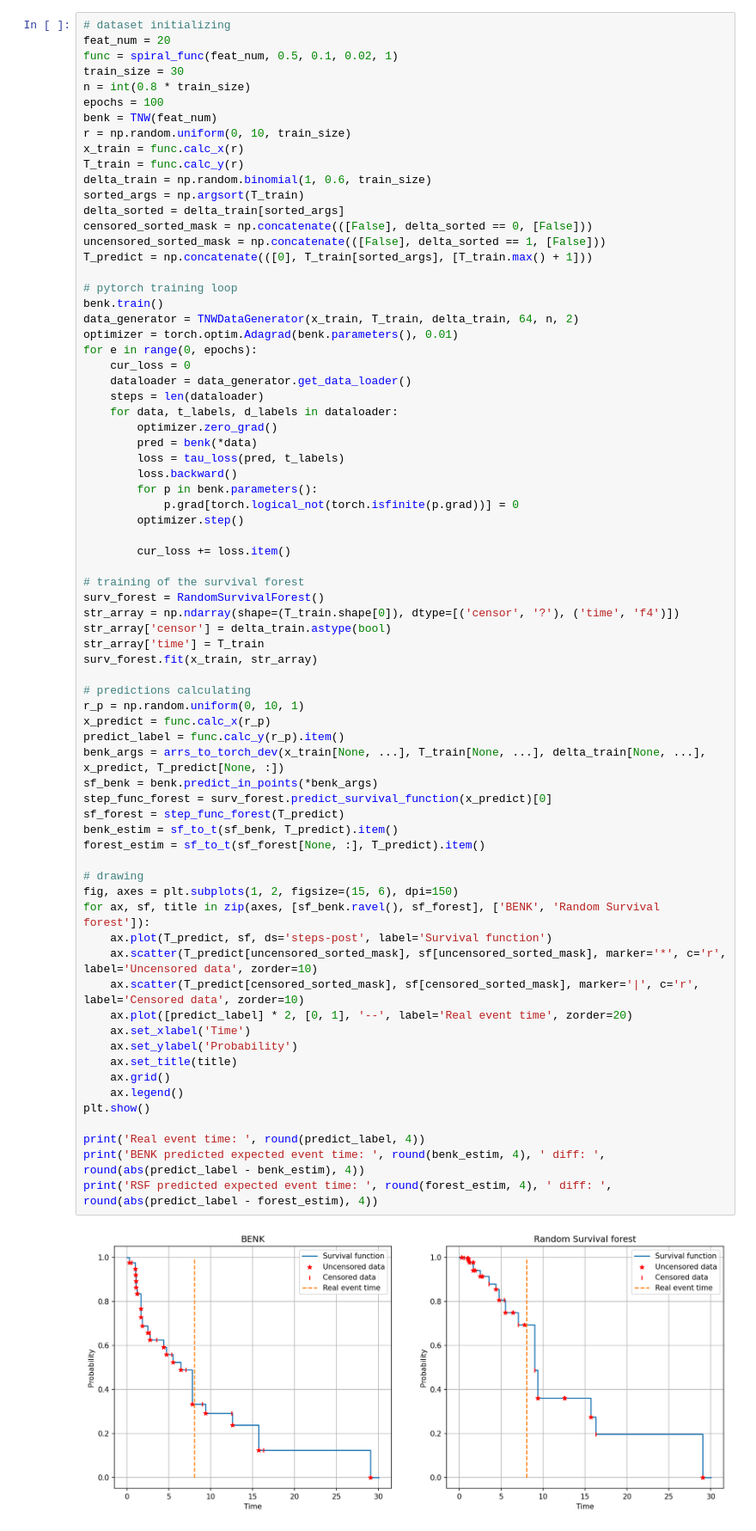
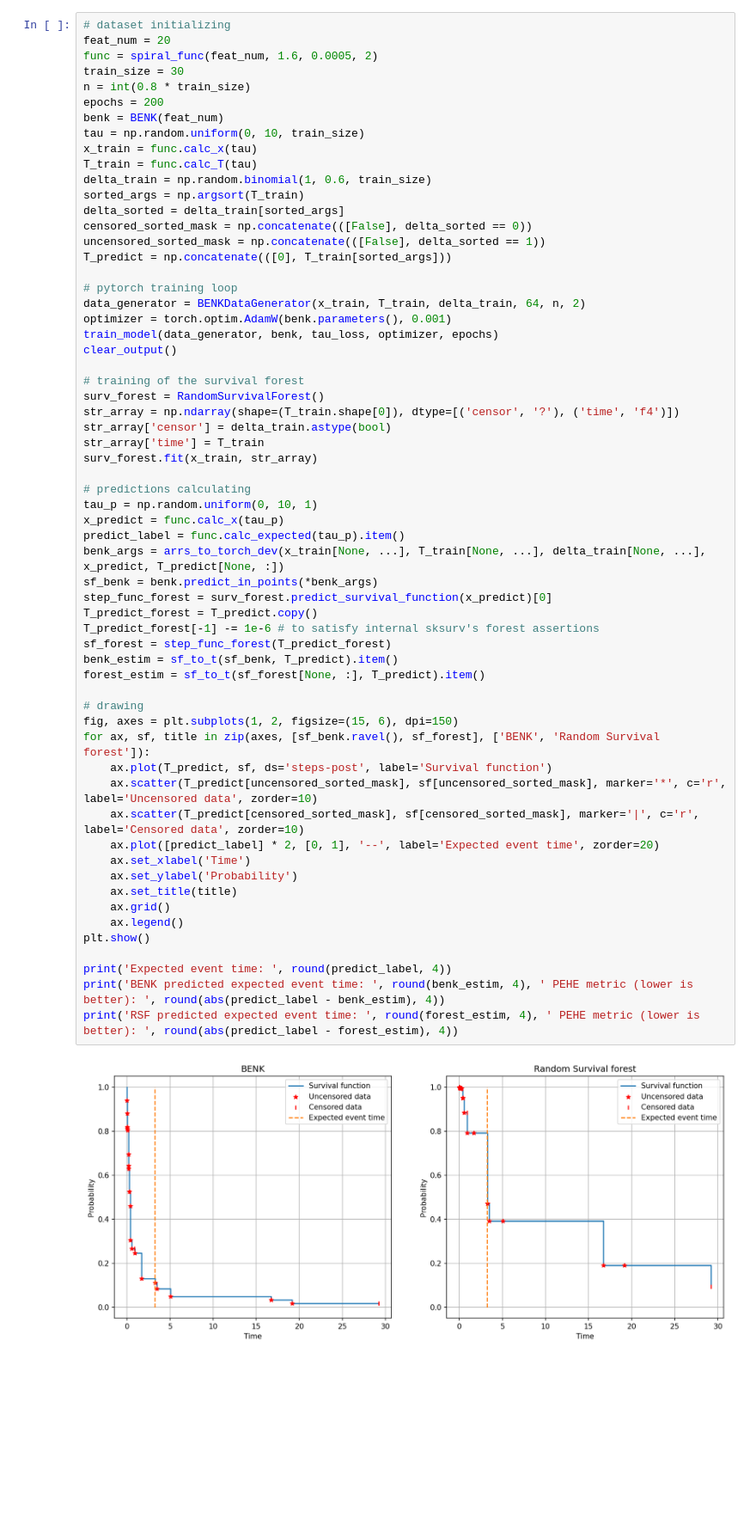
Before and after one commit to Stasychbr/BENK, a Jupyter notebook: Example.ipynb, the cells around one changed output. Shown: that part at 86% size. Drawn from its saved outputs; the diff is of its cells as text; blank space fills up the shorter version.

```diff
--- a/Example.ipynb
+++ b/Example.ipynb
@@ -18,74 +19,63 @@ torch.manual_seed(123)
 # %%
 # dataset initializing
 feat_num = 20
-func = spiral_func(feat_num, 0.5, 0.1, 0.02, 1)
+func = spiral_func(feat_num, 1.6, 0.0005, 2)
 train_size = 30
 n = int(0.8 * train_size)
-epochs = 100
-benk = TNW(feat_num)
-r = np.random.uniform(0, 10, train_size)
-x_train = func.calc_x(r)
-T_train = func.calc_y(r)
+epochs = 200
+benk = BENK(feat_num)
+tau = np.random.uniform(0, 10, train_size)
+x_train = func.calc_x(tau)
+T_train = func.calc_T(tau)
 delta_train = np.random.binomial(1, 0.6, train_size)
 sorted_args = np.argsort(T_train)
 delta_sorted = delta_train[sorted_args]
-censored_sorted_mask = np.concatenate(([False], delta_sorted == 0, [False]))
-uncensored_sorted_mask = np.concatenate(([False], delta_sorted == 1, [False]))
-T_predict = np.concatenate(([0], T_train[sorted_args], [T_train.max() + 1]))
+censored_sorted_mask = np.concatenate(([False], delta_sorted == 0))
+uncensored_sorted_mask = np.concatenate(([False], delta_sorted == 1))
+T_predict = np.concatenate(([0], T_train[sorted_args]))
 
 # pytorch training loop
-benk.train()
-data_generator = TNWDataGenerator(x_train, T_train, delta_train, 64, n, 2)
-optimizer = torch.optim.Adagrad(benk.parameters(), 0.01)
-for e in range(0, epochs):
-    cur_loss = 0
-    dataloader = data_generator.get_data_loader()
-    steps = len(dataloader)
-    for data, t_labels, d_labels in dataloader:
-        optimizer.zero_grad()
-        pred = benk(*data)
-        loss = tau_loss(pred, t_labels)
-        loss.backward()
-        for p in benk.parameters():
-            p.grad[torch.logical_not(torch.isfinite(p.grad))] = 0
-        optimizer.step()
-
-        cur_loss += loss.item()
+data_generator = BENKDataGenerator(x_train, T_train, delta_train, 64, n, 2)
+optimizer = torch.optim.AdamW(benk.parameters(), 0.001)
+train_model(data_generator, benk, tau_loss, optimizer, epochs)
+clear_output()
 
 # training of the survival forest
 surv_forest = RandomSurvivalForest()
 str_array = np.ndarray(shape=(T_train.shape[0]), dtype=[('censor', '?'), ('time', 'f4')])
 str_array['censor'] = delta_train.astype(bool)
 str_array['time'] = T_train
 surv_forest.fit(x_train, str_array)
 
 # predictions calculating
-r_p = np.random.uniform(0, 10, 1)
-x_predict = func.calc_x(r_p)
-predict_label = func.calc_y(r_p).item()
+tau_p = np.random.uniform(0, 10, 1)
+x_predict = func.calc_x(tau_p)
+predict_label = func.calc_expected(tau_p).item()
 benk_args = arrs_to_torch_dev(x_train[None, ...], T_train[None, ...], delta_train[None, ...], x_predict, T_predict[None, :])
 sf_benk = benk.predict_in_points(*benk_args)
 step_func_forest = surv_forest.predict_survival_function(x_predict)[0]
-sf_forest = step_func_forest(T_predict)
+T_predict_forest = T_predict.copy()
+T_predict_forest[-1] -= 1e-6 # to satisfy internal sksurv's forest assertions
+sf_forest = step_func_forest(T_predict_forest)
 benk_estim = sf_to_t(sf_benk, T_predict).item()
 forest_estim = sf_to_t(sf_forest[None, :], T_predict).item()
 
 # drawing
 fig, axes = plt.subplots(1, 2, figsize=(15, 6), dpi=150)
 for ax, sf, title in zip(axes, [sf_benk.ravel(), sf_forest], ['BENK', 'Random Survival forest']):
     ax.plot(T_predict, sf, ds='steps-post', label='Survival function')
     ax.scatter(T_predict[uncensored_sorted_mask], sf[uncensored_sorted_mask], marker='*', c='r', label='Uncensored data', zorder=10)
     ax.scatter(T_predict[censored_sorted_mask], sf[censored_sorted_mask], marker='|', c='r', label='Censored data', zorder=10)
-    ax.plot([predict_label] * 2, [0, 1], '--', label='Real event time', zorder=20)
+    ax.plot([predict_label] * 2, [0, 1], '--', label='Expected event time', zorder=20)
     ax.set_xlabel('Time')
     ax.set_ylabel('Probability')
     ax.set_title(title)
     ax.grid()
     ax.legend()
 plt.show()
 
-print('Real event time: ', round(predict_label, 4))
-print('BENK predicted expected event time: ', round(benk_estim, 4), ' diff: ', round(abs(predict_label - benk_estim), 4))
-print('RSF predicted expected event time: ', round(forest_estim, 4), ' diff: ', round(abs(predict_label - forest_estim), 4))
+print('Expected event time: ', round(predict_label, 4))
+print('BENK predicted expected event time: ', round(benk_estim, 4), ' PEHE metric (lower is better): ', round(abs(predict_label - benk_estim), 4))
+print('RSF predicted expected event time: ', round(forest_estim, 4), ' PEHE metric (lower is better): ', round(abs(predict_label - forest_estim), 4))
 # %% [output]
-[figure, old version]
+[figure, new version]
```
Also changed, not shown: parts of 6 cells of this notebook, 8 other files.
